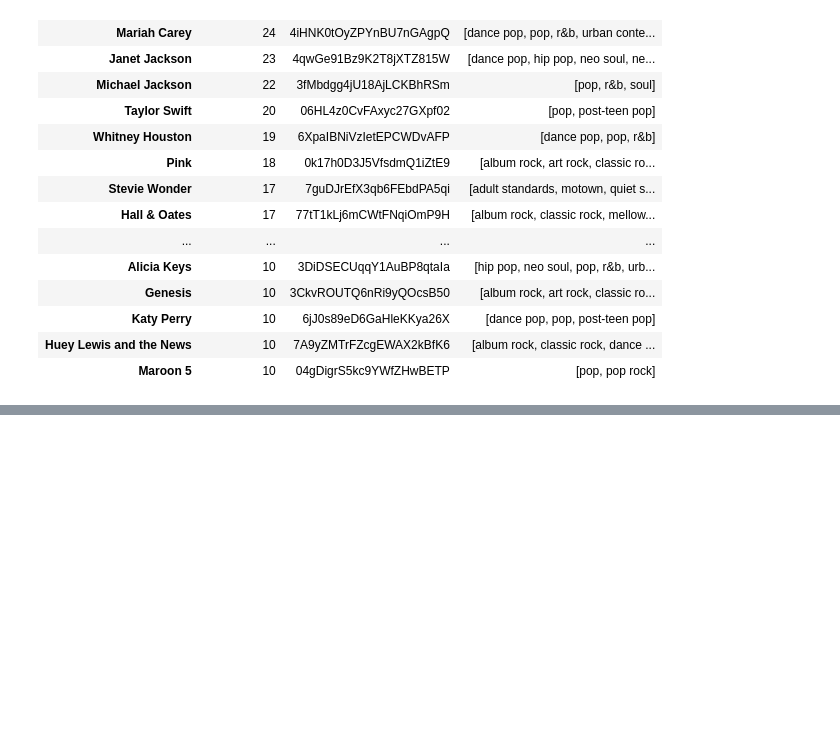
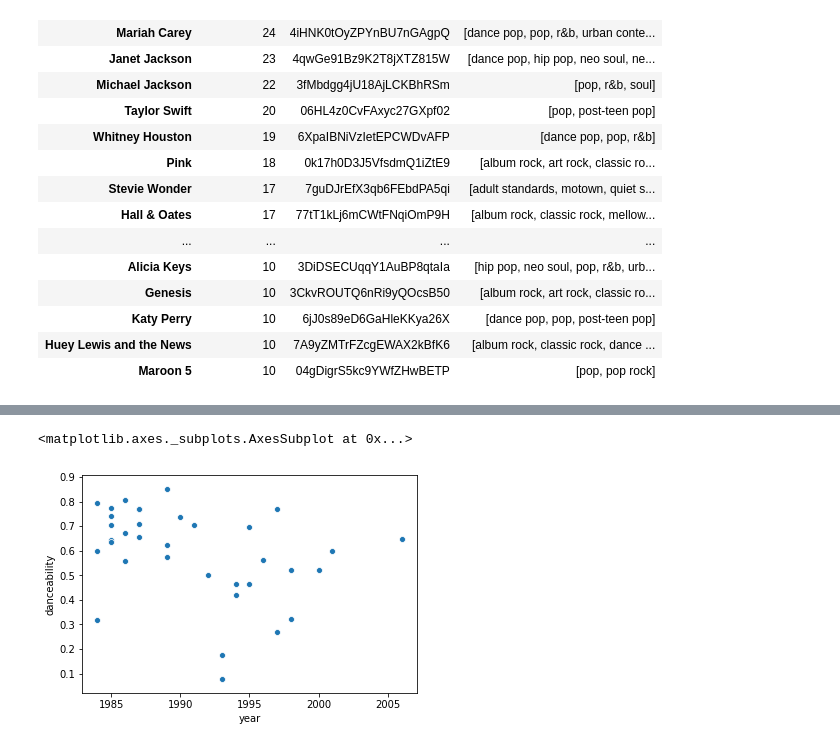
Before and after one commit to noahgriff99/320-Final-Project, a Jupyter notebook: BillboardNSpotify.ipynb, the cells around one changed output, grey strips where cells are left out. Drawn from its saved outputs; the diff is of its cells as text; code cells hidden in the pictures; blank space fills up the shorter version.

```diff
--- a/BillboardNSpotify.ipynb
+++ b/BillboardNSpotify.ipynb
@@ -507,0 +526,5 @@ for i,row in topArt.iterrows():
+# %%
+sns.scatterplot(madonna['year'],madonna['danceability'])
+# %% [output]
+<matplotlib.axes._subplots.AxesSubplot at 0x...>
+[figure, added]
```
Also changed, not shown: parts of 32 cells of this notebook, 1 other file.
